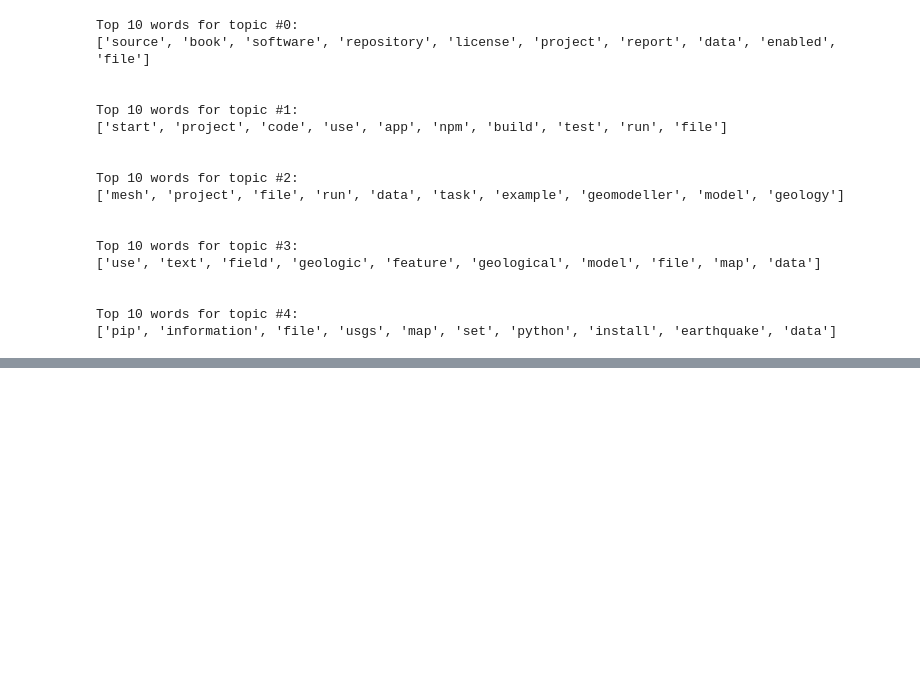
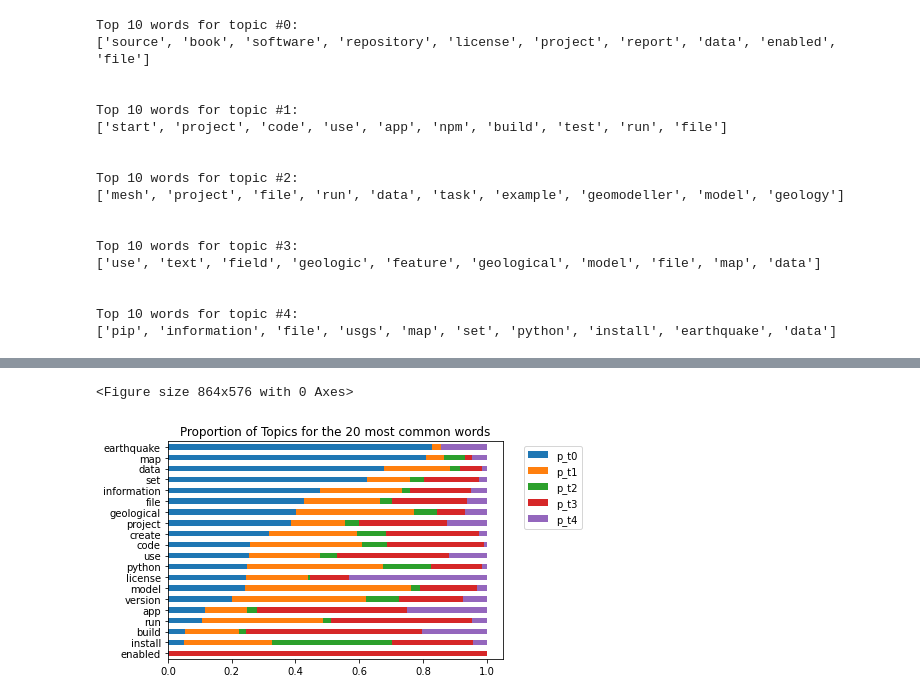
Before and after one commit to CSolitaire/nlp_topic_modeling_project, a Jupyter notebook: final_notebook.ipynb, the cells around one changed output, grey strips where cells are left out. Saved outputs shown, nothing was run; the diff lists cells and outputs as text; code cells hidden in the pictures; blank space fills up the shorter version.

```diff
--- a/final_notebook.ipynb
+++ b/final_notebook.ipynb
@@ -214,0 +245,6 @@ Top 10 words for topic #4:
+# %%
+
+df1 = wrangle.get_geo_results(cached=True)
+df1 = wrangle.prep_data(df1, 'content')
+df1 = explore.nlp_topic_modeling(df1, max_df = 0.8 , min_df = 2 , n_components = 5)
+df1.head()
@@ -214,0 +276,13 @@ Top 10 words for topic #4:
+# %%
+# combine list of word counts into df for further exploration
+
+# create a list of words for each language category and remove single letter words
+t0_words,t1_words,t2_words,t3_words,t4_words = explore.create_lang_word_list(df1)
+
+# get the count of words by category
+t0_freq, t1_freq, t2_freq, t3_freq, t4_freq = explore.get_count_word_freq(t0_words,t1_words,t2_words,t3_words,t4_words)
+
+# combine list of word counts into df for further exploration
+word_counts = explore.create_df_word_counts(t0_freq, t1_freq, t2_freq, t3_freq, t4_freq)
+word_counts = explore.word_counts_proportion(word_counts)
+word_counts
@@ -214,0 +303,5 @@ Top 10 words for topic #4:
+# %%
+explore.proportion_visualization(word_counts)
+# %% [output]
+<Figure size 864x576 with 0 Axes>
+[figure, added]
```
Also changed, not shown: parts of 26 cells of this notebook.
